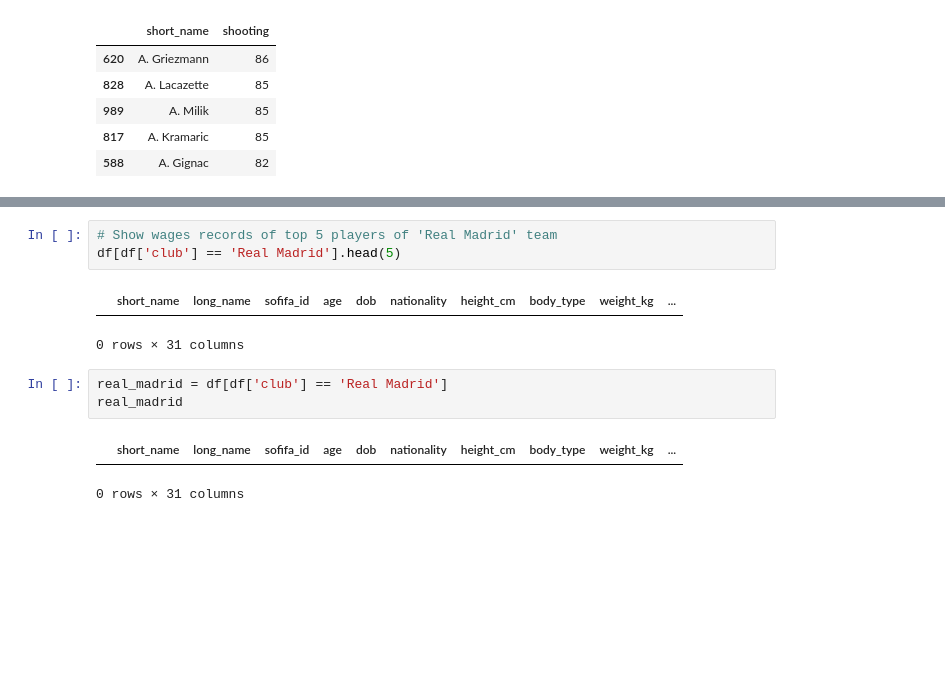
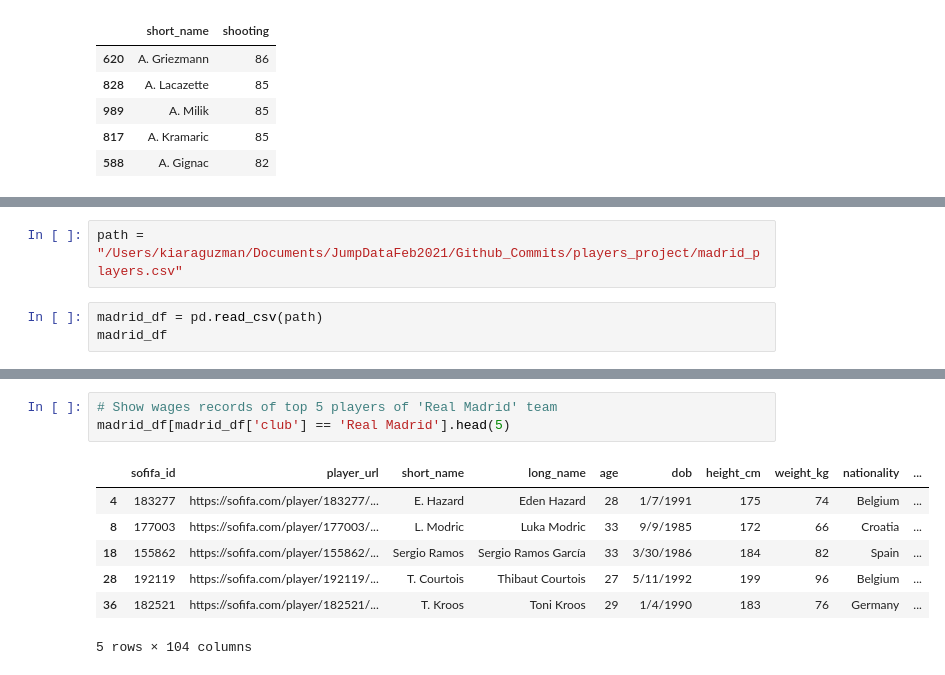
Before and after one commit to kiarakg/players_project, a Jupyter notebook: PlayersProject.ipynb, the cells around one changed output, grey strips where cells are left out. Drawn from its saved outputs; the diff is of its cells as text; blank space fills up the shorter version.

Commit message:
real madrid wages

```diff
--- a/PlayersProject.ipynb
+++ b/PlayersProject.ipynb
@@ -331,3 +331,8 @@ top5_players
 | 347 | A. Christensen | 82 | Denmark | Chelsea |
 | 805 | A. Kolarov | 82 | Serbia | Roma |
 | 913 | A. Mandi | 81 | Algeria | Real Betis |
+# %%
+path = "/Users/kiaraguzman/Documents/JumpDataFeb2021/Github_Commits/players_project/madrid_players.csv"
+# %%
+madrid_df = pd.read_csv(path)
+madrid_df
@@ -334,12 +353,11 @@ top5_players
 # %%
 # Show wages records of top 5 players of 'Real Madrid' team
-df[df['club'] == 'Real Madrid'].head(5)
+madrid_df[madrid_df['club'] == 'Real Madrid'].head(5)
 # %% [output]
-|  | short_name | long_name | sofifa_id | age | dob | nationality | height_cm | body_type | weight_kg | ... |
+|  | sofifa_id | player_url | short_name | long_name | age | dob | height_cm | weight_kg | nationality | ... |
+| 4 | 183277 | https://sofifa.com/player/183277/... | E. Hazard | Eden Hazard | 28 | 1/7/1991 | 175 | 74 | Belgium | ... |
+| 8 | 177003 | https://sofifa.com/player/177003/... | L. Modric | Luka Modric | 33 | 9/9/1985 | 172 | 66 | Croatia | ... |
+| 18 | 155862 | https://sofifa.com/player/155862/... | Sergio Ramos | Sergio Ramos García | 33 | 3/30/1986 | 184 | 82 | Spain | ... |
+| 28 | 192119 | https://sofifa.com/player/192119/... | T. Courtois | Thibaut Courtois | 27 | 5/11/1992 | 199 | 96 | Belgium | ... |
+| 36 | 182521 | https://sofifa.com/player/182521/... | T. Kroos | Toni Kroos | 29 | 1/4/1990 | 183 | 76 | Germany | ... |
-0 rows × 31 columns
+5 rows × 104 columns
-# %%
-real_madrid = df[df['club'] == 'Real Madrid']
-real_madrid
-# %% [output]
-|  | short_name | long_name | sofifa_id | age | dob | nationality | height_cm | body_type | weight_kg | ... |
-0 rows × 31 columns
```
Also changed, not shown: parts of 5 cells of this notebook, 2 other files.
